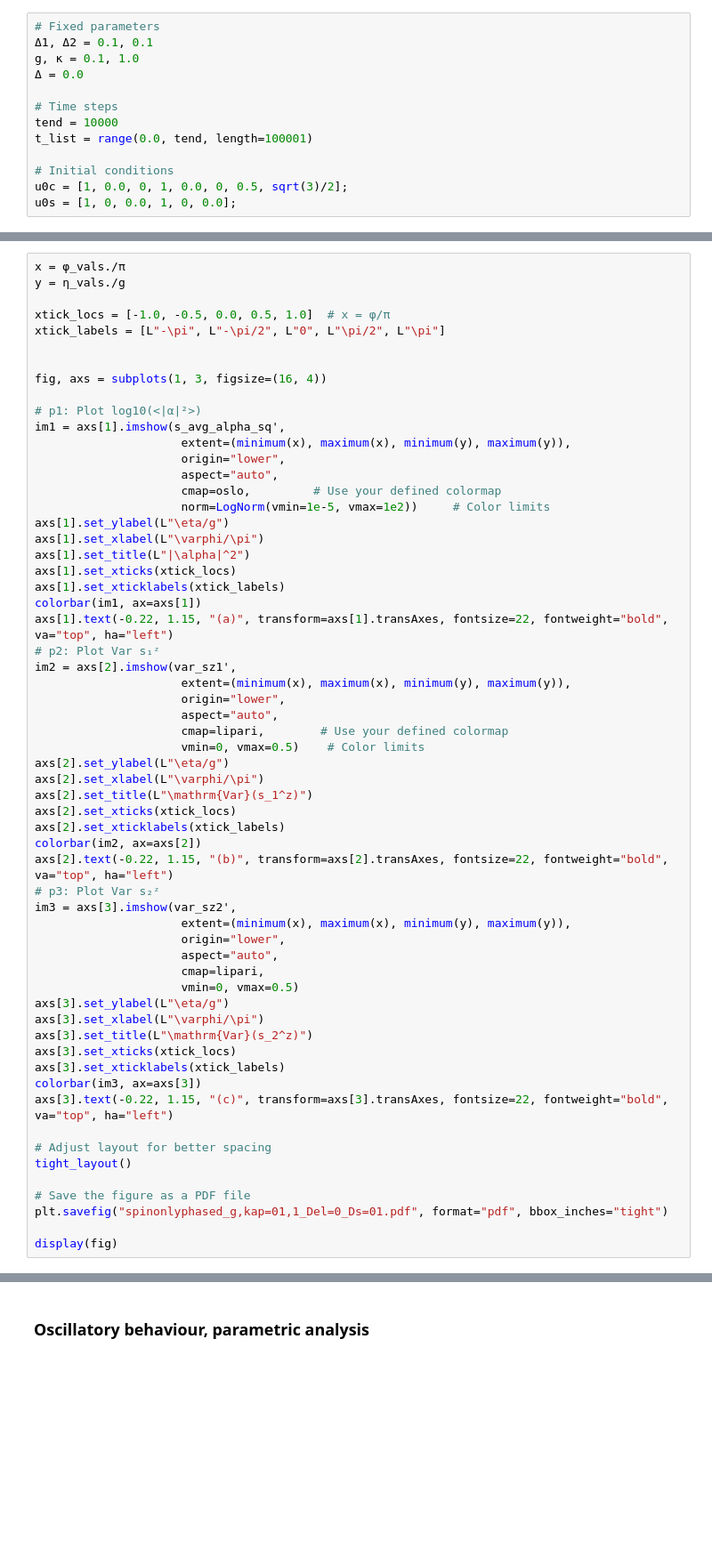
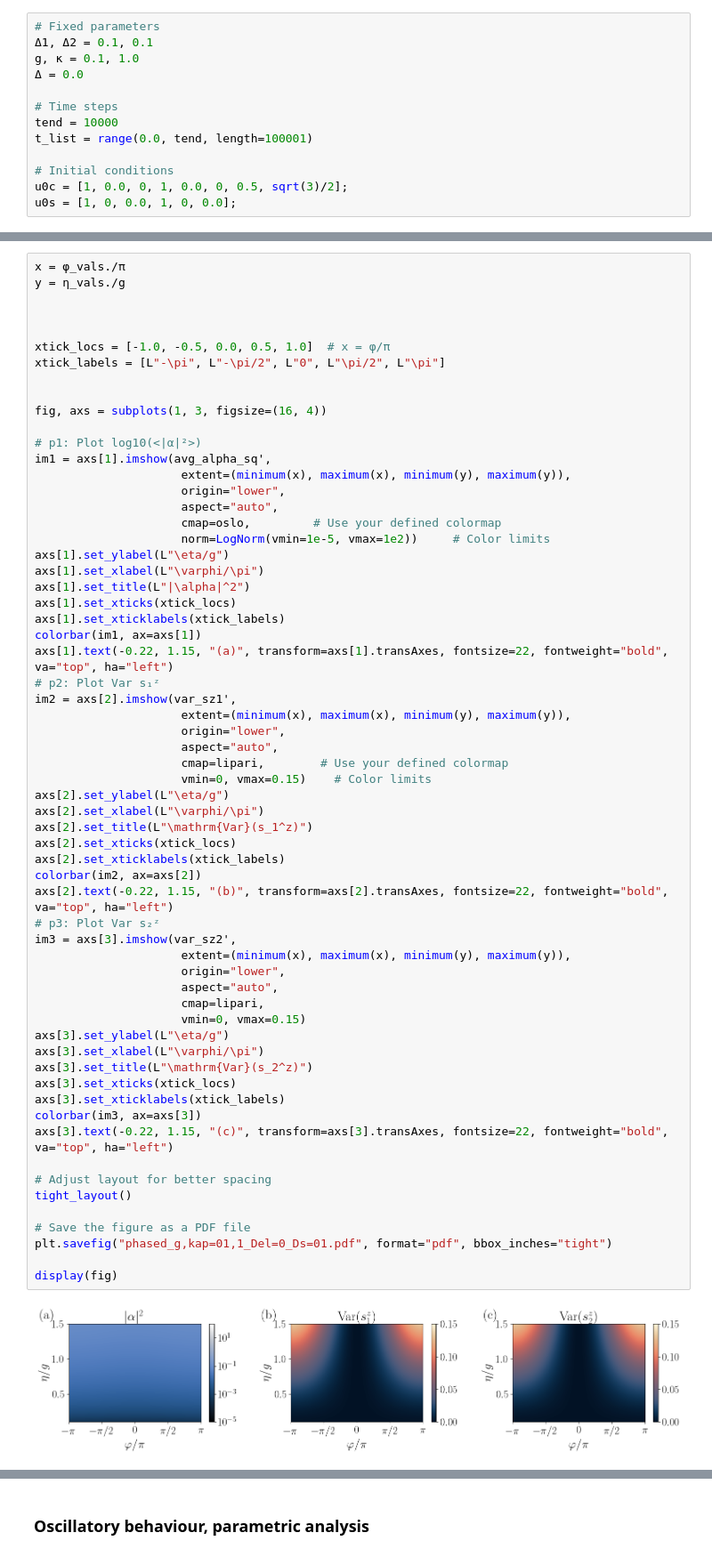
Before and after one commit to MarcNairn/nonreciprocal-dimer, a Jupyter notebook: simul/nonrep_main.ipynb, the cells around one changed output, grey strips where cells are left out. Shown at 89% size. Saved outputs shown, nothing was run; the diff lists cells and outputs as text; blank space fills up the shorter version.

```diff
--- a/simul/nonrep_main.ipynb
+++ b/simul/nonrep_main.ipynb
@@ -169,6 +222,8 @@ end
 # %%
 x = φ_vals./π
 y = η_vals./g
+
+
 
 xtick_locs = [-1.0, -0.5, 0.0, 0.5, 1.0]  # x = φ/π
 xtick_labels = [L"-\pi", L"-\pi/2", L"0", L"\pi/2", L"\pi"]
@@ -177,7 +232,7 @@ xtick_labels = [L"-\pi", L"-\pi/2", L"0", L"\pi/2", L"\pi"]
 fig, axs = subplots(1, 3, figsize=(16, 4))
 
 # p1: Plot log10(<|α|²>)
-im1 = axs[1].imshow(s_avg_alpha_sq',
+im1 = axs[1].imshow(avg_alpha_sq',
                      extent=(minimum(x), maximum(x), minimum(y), maximum(y)),
                      origin="lower",
                      aspect="auto",
@@ -196,36 +251,38 @@ im2 = axs[2].imshow(var_sz1',
                      origin="lower",
                      aspect="auto",
                      cmap=lipari,        # Use your defined colormap
-                     vmin=0, vmax=0.5)    # Color limits
+                     vmin=0, vmax=0.15)    # Color limits
 axs[2].set_ylabel(L"\eta/g")
 axs[2].set_xlabel(L"\varphi/\pi")
 axs[2].set_title(L"\mathrm{Var}(s_1^z)")
 axs[2].set_xticks(xtick_locs)
 axs[2].set_xticklabels(xtick_labels)
 colorbar(im2, ax=axs[2])
 axs[2].text(-0.22, 1.15, "(b)", transform=axs[2].transAxes, fontsize=22, fontweight="bold", va="top", ha="left")
 # p3: Plot Var s₂ᶻ
 im3 = axs[3].imshow(var_sz2',
                      extent=(minimum(x), maximum(x), minimum(y), maximum(y)),
                      origin="lower",
                      aspect="auto",
                      cmap=lipari,
-                     vmin=0, vmax=0.5)
+                     vmin=0, vmax=0.15)
 axs[3].set_ylabel(L"\eta/g")
 axs[3].set_xlabel(L"\varphi/\pi")
 axs[3].set_title(L"\mathrm{Var}(s_2^z)")
 axs[3].set_xticks(xtick_locs)
 axs[3].set_xticklabels(xtick_labels)
 colorbar(im3, ax=axs[3])
 axs[3].text(-0.22, 1.15, "(c)", transform=axs[3].transAxes, fontsize=22, fontweight="bold", va="top", ha="left")
 
 # Adjust layout for better spacing
 tight_layout()
 
 # Save the figure as a PDF file
-plt.savefig("spinonlyphased_g,kap=01,1_Del=0_Ds=01.pdf", format="pdf", bbox_inches="tight")
+plt.savefig("phased_g,kap=01,1_Del=0_Ds=01.pdf", format="pdf", bbox_inches="tight")
 
 display(fig)
+# %% [output]
+[figure, added]
 # %%
 x = φ_vals./π
 y = η_vals./g
```
Also changed, not shown: parts of 14 cells of this notebook, 4 other files.
